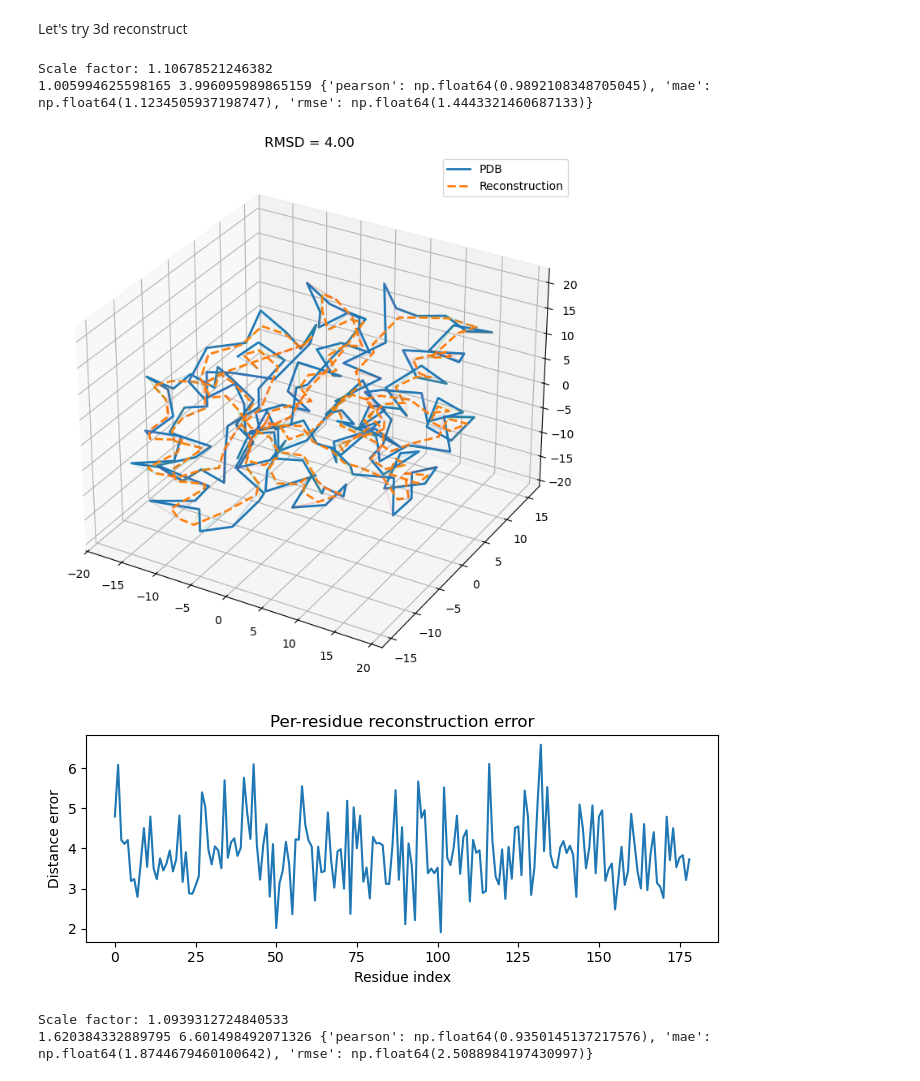
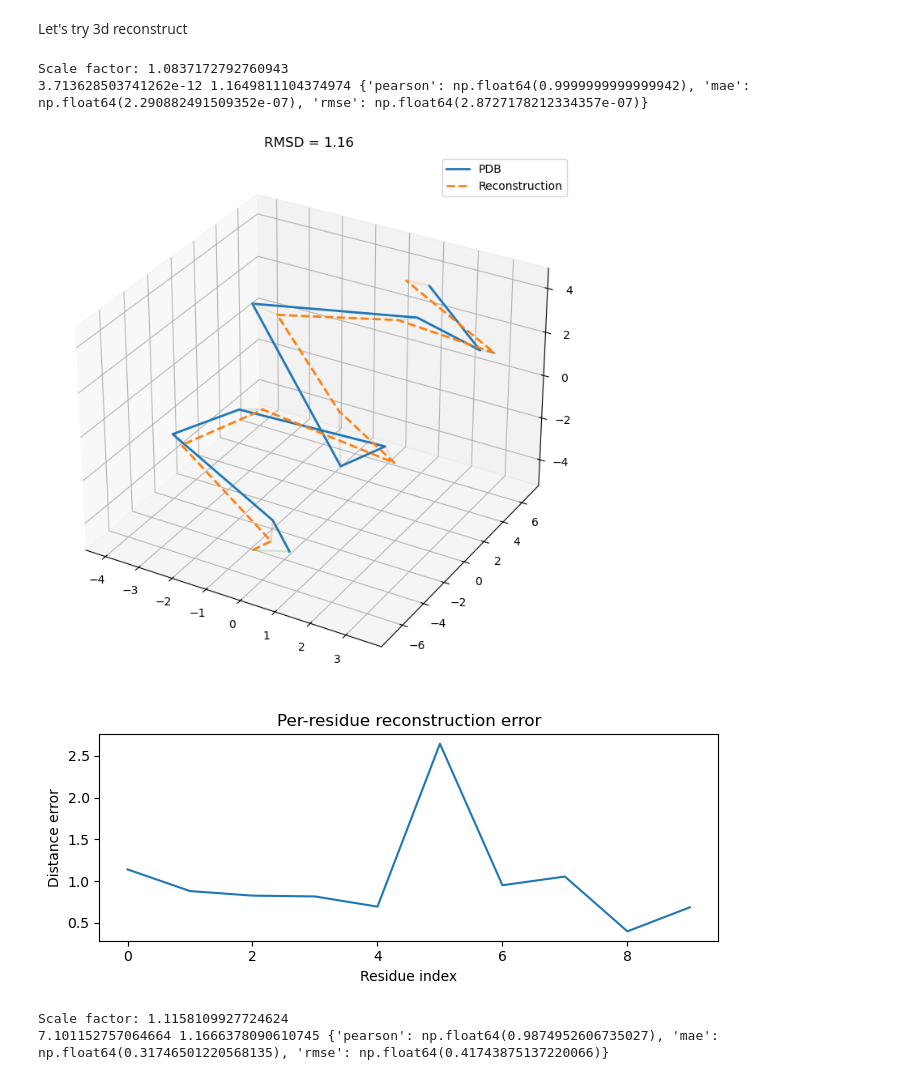
Before and after one commit to Fabiog17/Internship, a Jupyter notebook: Regressor+contact.ipynb, the cells around one changed output. Drawn from its saved outputs; the diff is of its cells as text; code cells hidden in the pictures.

```diff
--- a/Regressor+contact.ipynb
+++ b/Regressor+contact.ipynb
@@ -591,7 +718,7 @@ for batch in test_loader:
         probs = torch.sigmoid(pred_logits.squeeze(-1))
 
     true_dist = batch.y.squeeze(-1)
-    true_contacts = (true_dist < 0).float()
+    true_contacts = (true_dist < tr).float()
     mask = batch.edge_mask & batch.pair_mask
 
 
@@ -660,7 +787,7 @@ def topk_L_precision(model, loader, device, ratio=1.0):
 
             probs = torch.sigmoid(logits.squeeze(-1))
             true_dist = batch.y.squeeze(-1)
-            true_contacts = (true_dist < 0).float()
+            true_contacts = (true_dist < tr).float()
 
             valid_mask = batch.edge_mask & batch.pair_mask
 
@@ -692,5 +819,5 @@ def topk_L_precision(model, loader, device, ratio=1.0):
 
     return float(np.mean(per_graph_precisions)), per_graph_precisions
 
-print("Top-k*L precision:", topk_L_precision(model, test_loader, device, ratio=2)[0])
+print("Top-k*L precision:", topk_L_precision(model, test_loader, device, ratio=5)[0])
 # %% [output]
@@ -699,7 +826,7 @@ Top-k*L precision: 0.9914639426496463
 #loader = DataLoader([train_loader.dataset[10]], batch_size=1)
 # loader = DataLoader([test_data[2]], batch_size=1)
 # batch = next(iter(loader)).to(device)
-k=5
+k=2
 
 prec=[]
 prec_dca=[]
@@ -716,7 +843,7 @@ for batch in test_loader:
     scores = scores[mask]
     scores_dca = scores_dca[mask]
     true_dist = batch.y.squeeze(-1)[mask]
-    true_contacts = (true_dist < 0).float()
+    true_contacts = (true_dist < tr).float()
 
     L = batch.L
     topk = int(k * L)
@@ -834,5 +961,5 @@ for idx, val in sorted_losses[len(sorted_losses)-3:len(sorted_losses)]:
 # %%
-pos=48
+pos=289
 i=0
 with torch.no_grad():
     for batch in test_loader:
@@ -1848,7 +3156,7 @@ def save_coords_as_pdb(coords, filename="reconstructed.pdb", chain_id="A"):
 
 
 from sequenceHandler import mapPDBToHMM
-pfam_id= "PF02581"
+pfam_id= "PF02071"
 pdb_file = f"PDB/{pfam_id}.pdb"
 chain_id = "A"
 hmm_file = f"HMM/{pfam_id}.hmm"
@@ -1878,36 +3186,36 @@ plot_error_per_residue(
 )
 
 # Save reference
 save_coords_as_pdb(result["X_ref_centered"], "reference.pdb")
 #save reconstructed
 save_coords_as_pdb(result["X_aligned"], "reconstructed.pdb")
 
 
 #predicted distance map
 pred_dm = 8 * np.exp(np.asanyarray(pred_dist_map))
 result = reconstruct_and_compare_with_mapPDBToHMM(pred_dm, mi, pdb_file, chain_id, distType='all')
 print(result["stress"], result["coord_rmsd"], result["distance_metrics"])
 valid = result["valid_mask"]
 
 plot_3d_overlay(
     result["X_ref_centered"],
     result["X_aligned"],
     title=f"RMSD = {result['coord_rmsd']:.2f}"
 )
 
 
 plot_error_per_residue(
     result["X_ref_centered"],
     result["X_aligned"]
 )
 
 
 # Save reconstructed (aligned)
 save_coords_as_pdb(result["X_aligned"], "reconstructed_GNN.pdb")
 # %% [output]
-Scale factor: 1.10678521246382
-1.005994625598165 3.996095989865159 {'pearson': np.float64(0.9892108348705045), 'mae': np.float64(1.1234505937198747), 'rmse': np.float64(1.4443321460687133)}
+Scale factor: 1.0837172792760943
+3.713628503741262e-12 1.1649811104374974 {'pearson': np.float64(0.9999999999999942), 'mae': np.float64(2.290882491509352e-07), 'rmse': np.float64(2.8727178212334357e-07)}
-[figure, old version]
+[figure, new version]
-[figure, old version]
+[figure, new version]
-Scale factor: 1.0939312724840533
-1.620384332889795 6.601498492071326 {'pearson': np.float64(0.9350145137217576), 'mae': np.float64(1.8744679460100642), 'rmse': np.float64(2.5088984197430997)}
+Scale factor: 1.1158109927724624
+7.101152757064664 1.1666378090610745 {'pearson': np.float64(0.9874952606735027), 'mae': np.float64(0.31746501220568135), 'rmse': np.float64(0.41743875137220066)}
```
Also changed, not shown: parts of 22 cells of this notebook, 5 other files.
